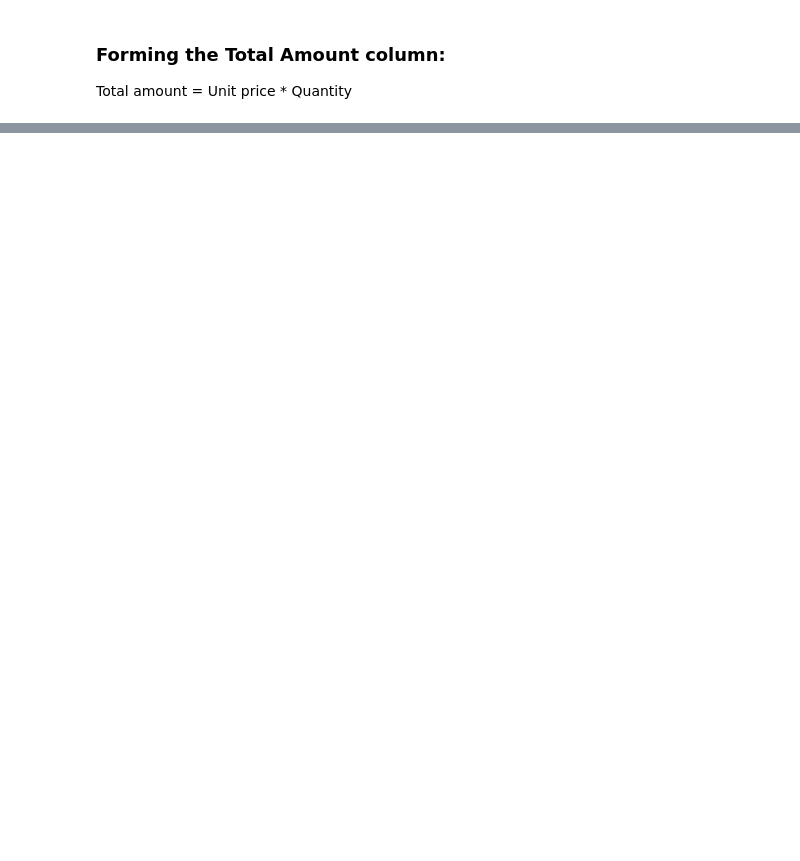
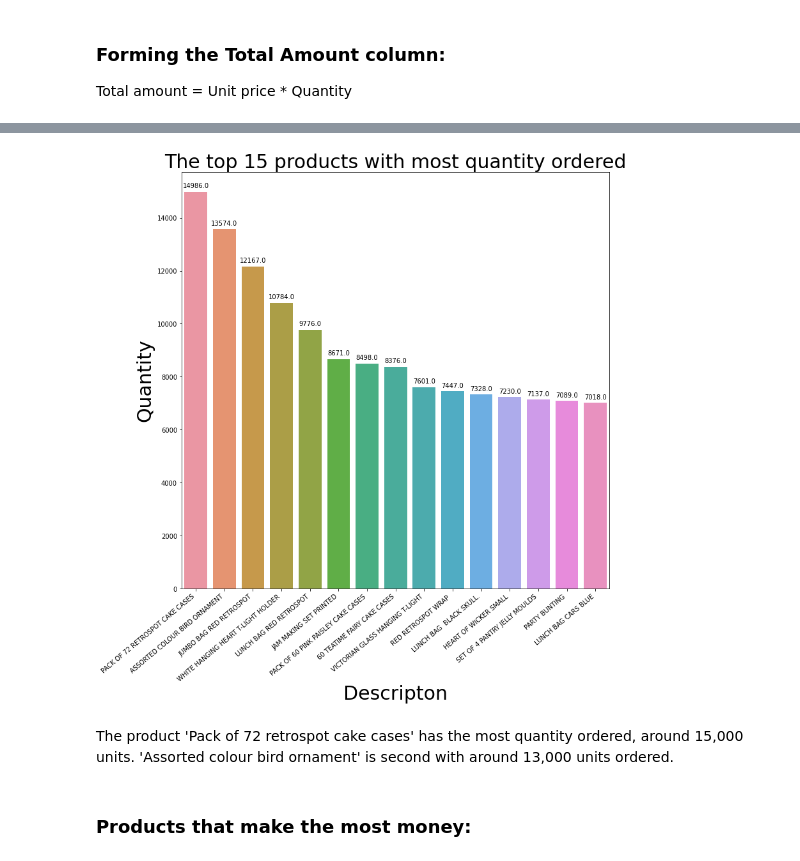
Before and after one commit to Syed-Adnan-S/Online-Retail-Customer-Segmentation, a Jupyter notebook: Online_Retail_Customer_Segmentation_Capstone_Project.ipynb, the cells around one changed output, grey strips where cells are left out. Saved outputs shown, nothing was run; the diff lists cells and outputs as text; code cells hidden in the pictures; blank space fills up the shorter version.

```diff
--- a/Online_Retail_Customer_Segmentation_Capstone_Project.ipynb
+++ b/Online_Retail_Customer_Segmentation_Capstone_Project.ipynb
@@ -337,0 +401,4 @@ Total amount = Unit price * Quantity
+# %%
+#Getting the top 15 products ordered with the most quantity
+top_15_pro_quant = cs_df.groupby('Description')['Quantity'].sum().reset_index().sort_values(by='Quantity',ascending=False)[0:15]
+top_15_pro_quant
@@ -337,0 +422,21 @@ Total amount = Unit price * Quantity
+# %%
+#Plotting the dataframe for the products with most quantity ordered
+plt.figure(figsize=(12,12))
+ax = sns.barplot(data=top_15_pro_quant,x='Description',y='Quantity')
+for a in ax.patches:
+    ax.annotate(format(a.get_height(), '.1f'),
+                   (a.get_x() + a.get_width() / 2., a.get_height()),
+                   ha = 'center', va = 'center',
+                   xytext = (0, 9),
+                   textcoords = 'offset points')
+ax.set_xticklabels(ax.get_xticklabels(),rotation=40,ha='right')
+plt.title("The top 15 products with most quantity ordered",size=30)
+plt.xlabel('Descripton',size=30)
+plt.ylabel('Quantity',size=30)
+plt.show()
+# %% [output]
+[figure, added]
+# %% [markdown]
+The product 'Pack of 72 retrospot cake cases' has the most quantity ordered, around 15,000 units. 'Assorted colour bird ornament' is second with around 13,000 units ordered.
+# %% [markdown]
+### <b>Products that make the most money:</b>
```
Also changed, not shown: parts of 28 cells of this notebook.
